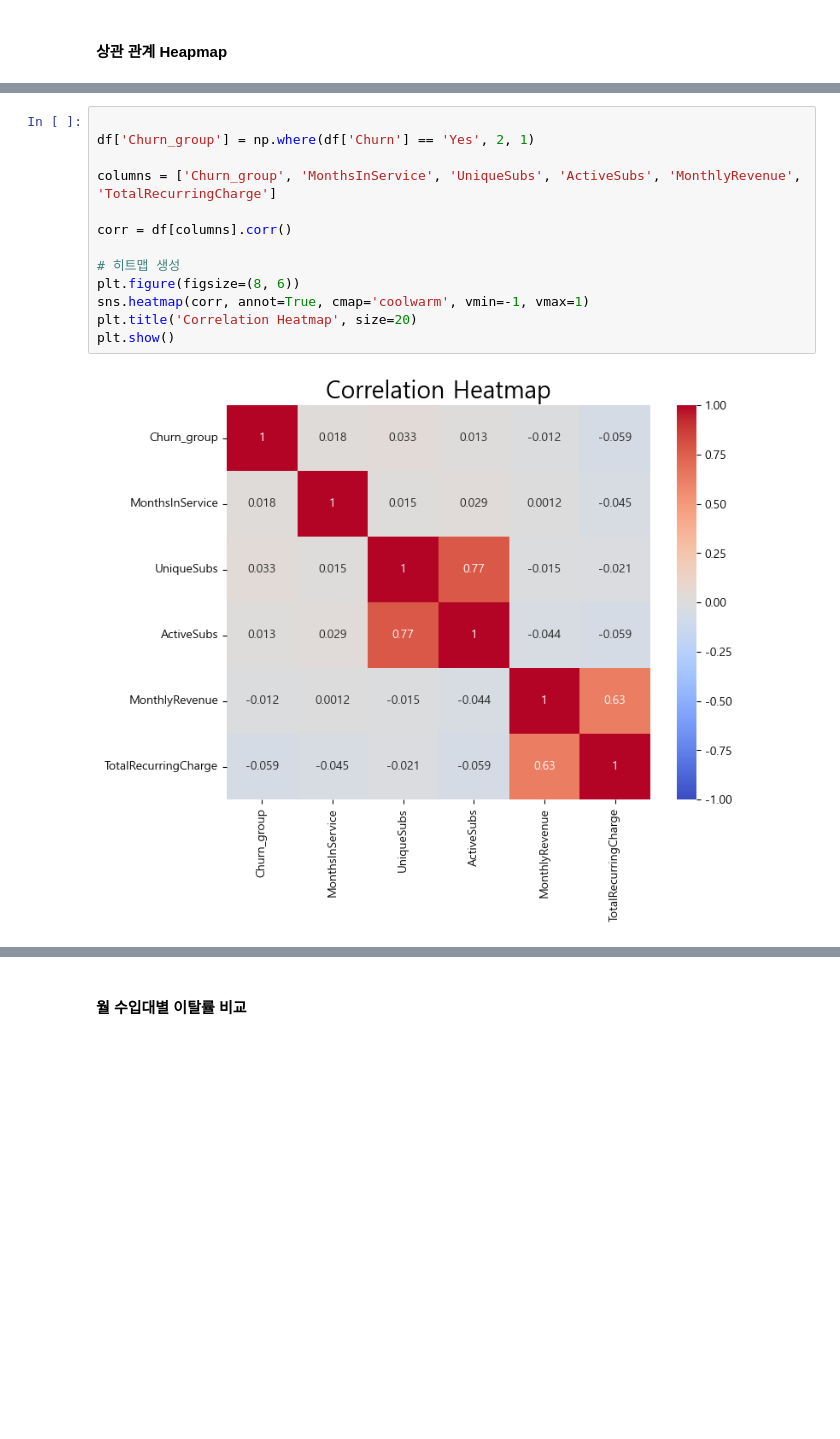
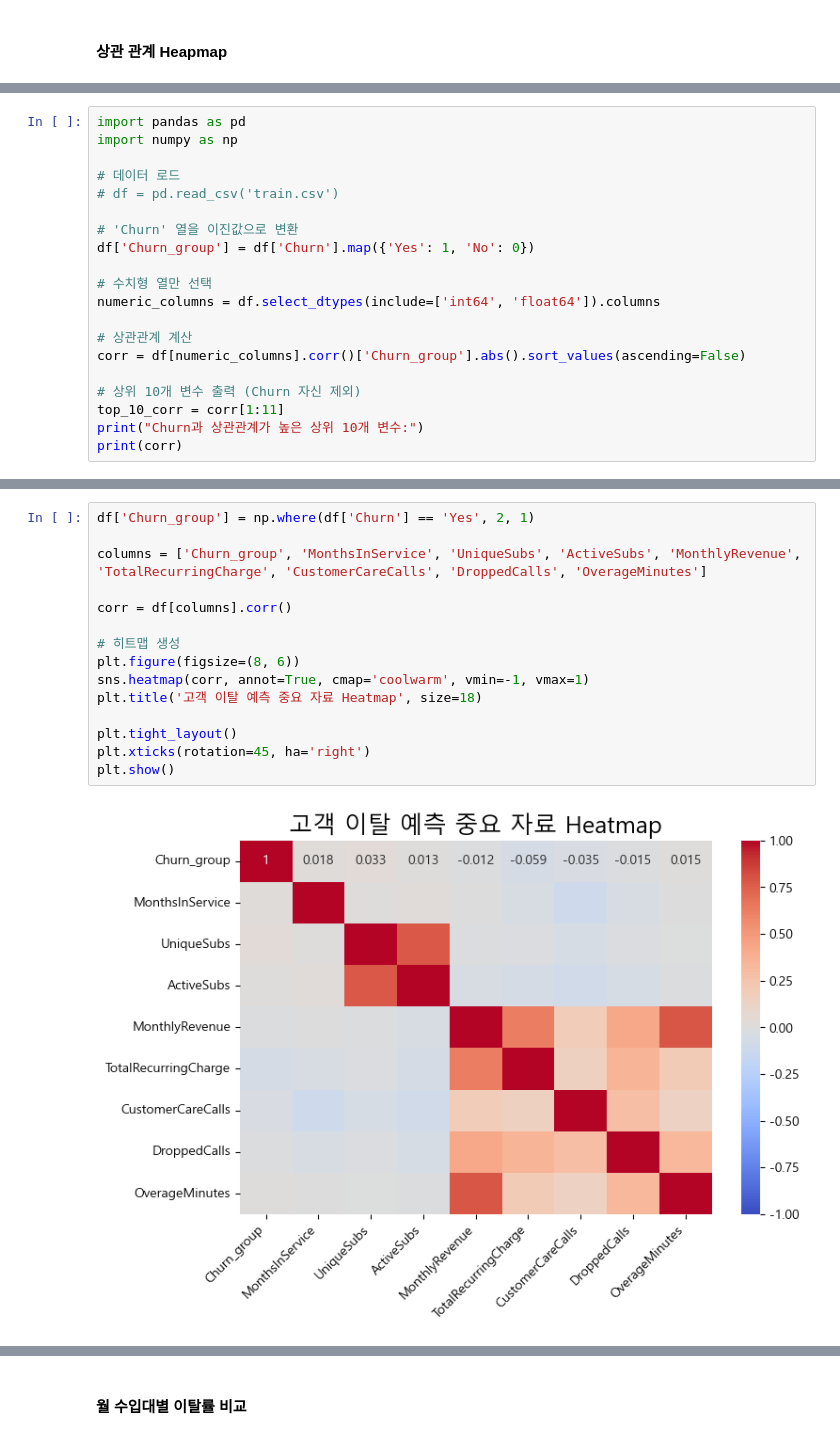
Before and after one commit to SKNETWORKS-FAMILY-AICAMP/SKN04-2nd-3Team, a Jupyter notebook: eda/eda_analysi.ipynb, the cells around one changed output, grey strips where cells are left out. Cells and saved outputs as stored; diff of their text form; blank space fills up the shorter version.

Commit message:
feat: eda 상관 관계 분석 수정 고객 이탈 예측 상관관계 분석 추가

```diff
--- a/eda/eda_analysi.ipynb
+++ b/eda/eda_analysi.ipynb
@@ -162,0 +249,20 @@ plt.show()
+# %%
+import pandas as pd
+import numpy as np
+
+# 데이터 로드
+# df = pd.read_csv('train.csv')
+
+# 'Churn' 열을 이진값으로 변환
+df['Churn_group'] = df['Churn'].map({'Yes': 1, 'No': 0})
+
+# 수치형 열만 선택
+numeric_columns = df.select_dtypes(include=['int64', 'float64']).columns
+
+# 상관관계 계산
+corr = df[numeric_columns].corr()['Churn_group'].abs().sort_values(ascending=False)
+
+# 상위 10개 변수 출력 (Churn 자신 제외)
+top_10_corr = corr[1:11]
+print("Churn과 상관관계가 높은 상위 10개 변수:")
+print(corr)
@@ -165,15 +289,17 @@ plt.show()
 # %%
-
 df['Churn_group'] = np.where(df['Churn'] == 'Yes', 2, 1)
 
-columns = ['Churn_group', 'MonthsInService', 'UniqueSubs', 'ActiveSubs', 'MonthlyRevenue', 'TotalRecurringCharge']
+columns = ['Churn_group', 'MonthsInService', 'UniqueSubs', 'ActiveSubs', 'MonthlyRevenue', 'TotalRecurringCharge', 'CustomerCareCalls', 'DroppedCalls', 'OverageMinutes']
 
 corr = df[columns].corr()
 
 # 히트맵 생성
 plt.figure(figsize=(8, 6))
 sns.heatmap(corr, annot=True, cmap='coolwarm', vmin=-1, vmax=1)
-plt.title('Correlation Heatmap', size=20)
+plt.title('고객 이탈 예측 중요 자료 Heatmap', size=18)
+
+plt.tight_layout()
+plt.xticks(rotation=45, ha='right')
 plt.show()
 # %% [output]
-[figure, old version]
+[figure, new version]
```
Also changed, not shown: parts of 28 cells of this notebook.
